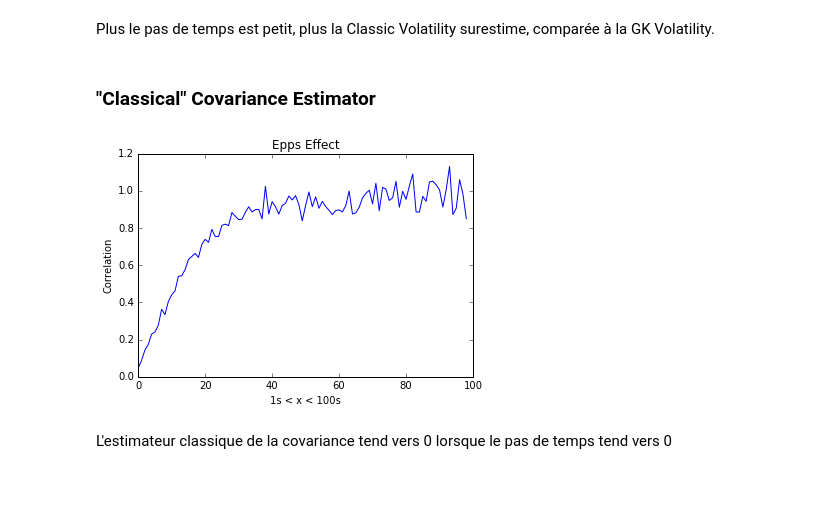
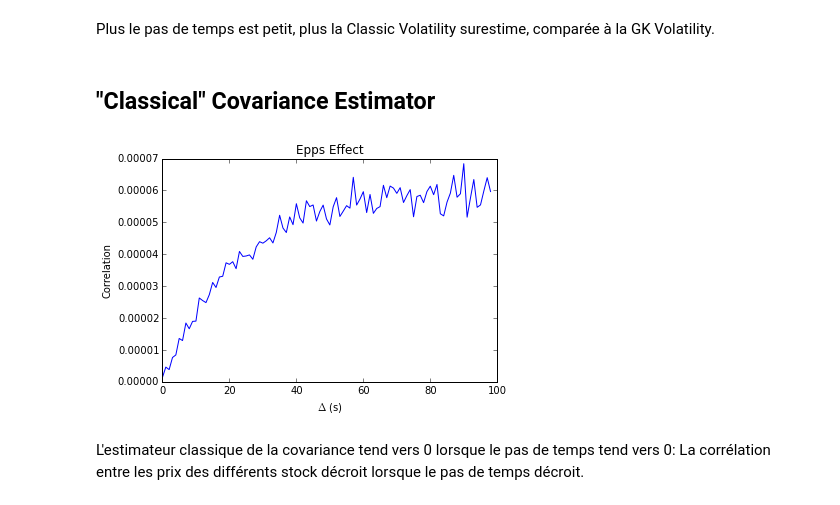
Before and after one commit to m-legrand/TD_Laruelle, a Jupyter notebook: Seance3/TP3.ipynb, the cells around one changed output. Saved outputs shown, nothing was run; the diff lists cells and outputs as text; code cells hidden in the pictures.

Commit message:
Log prix

```diff
--- a/Seance3/TP3.ipynb
+++ b/Seance3/TP3.ipynb
@@ -12,13 +12,13 @@ import matplotlib.pylab as plt
 from datetime import datetime
 # %%
 dft = {}
-dft[1] = pd.read_pickle("./data/strades_info_720.h5")
-dft[2] = pd.read_pickle('./data/strades_info_1102.h5')
-dft[3] = pd.read_pickle('./data/strades_info_1662.h5')
-dft[4] = pd.read_pickle('./data/strades_info_1664.h5')
-dft[5] = pd.read_pickle('./data/strades_info_2255.h5')
-dft[6] = pd.read_pickle('./data/strades_info_2574.h5')
-dft[7] = pd.read_pickle('./data/strades_info_2586.h5')
-dft[8] = pd.read_pickle('./data/strades_info_5685.h5')
-dft[9] = pd.read_pickle('./data/strades_info_8695864.h5')
+dft[1] = pd.read_pickle("../data_trades/strades_info_720.h5")
+dft[2] = pd.read_pickle('../data_trades/strades_info_1102.h5')
+dft[3] = pd.read_pickle('../data_trades/strades_info_1662.h5')
+dft[4] = pd.read_pickle('../data_trades/strades_info_1664.h5')
+dft[5] = pd.read_pickle('../data_trades/strades_info_2255.h5')
+dft[6] = pd.read_pickle('../data_trades/strades_info_2574.h5')
+dft[7] = pd.read_pickle('../data_trades/strades_info_2586.h5')
+dft[8] = pd.read_pickle('../data_trades/strades_info_5685.h5')
+dft[9] = pd.read_pickle('../data_trades/strades_info_8695864.h5')
 # %% [markdown]
@@ -49,3 +49,4 @@ for i in range(1,10):
 # %%
 I = 5 # Determines the set we are considering for now : choose among [1, ..., 9].
+J = 4
 # %% [markdown]
@@ -144,11 +145,14 @@ for s in ['30s', '1Min', '2Min', '5Min']:
 # %% [markdown]
 Plus le pas de temps est petit, plus la Classic Volatility surestime, comparée à la GK Volatility.
 # %% [markdown]
-### "Classical" Covariance Estimator
+## "Classical" Covariance Estimator
 # %%
 def Classic_Corr(A, B, Time_Step):
     tmpA = A['price'].resample(Time_Step, how='first')#fillna(method='ffill')
     tmpB = B['price'].resample(Time_Step, how='first')#fillna(method='ffill')
+
+    tmpA = np.log(tmpA)
+    tmpB = np.log(tmpB)
 
     tmpA = np.abs(tmpA.diff())
     tmpB = np.abs(tmpB.diff())
@@ -161,14 +165,14 @@ def Classic_Corr(A, B, Time_Step):
 
     return corr
 # %%
-CC = [Classic_Corr(dftt[1], dftt[4], (str(j) + 's')) for j in range(1,100)]
+CC = [Classic_Corr(dftt[I], dftt[J], (str(j) + 's')) for j in range(1,100)]
 
 plt.plot(CC)
 plt.title('Epps Effect')
 plt.ylabel('Correlation')
-plt.xlabel('1s < x < 100s')
+plt.xlabel('$\Delta$ (s)')
 plt.show()
 # %% [output]
-[figure, old version]
+[figure, new version]
 # %% [markdown]
-L'estimateur classique de la covariance tend vers 0 lorsque le pas de temps tend vers 0
+L'estimateur classique de la covariance tend vers 0 lorsque le pas de temps tend vers 0: La corrélation entre les prix des différents stock décroit lorsque le pas de temps décroit.
```
Also changed, not shown: parts of 11 cells of this notebook.
